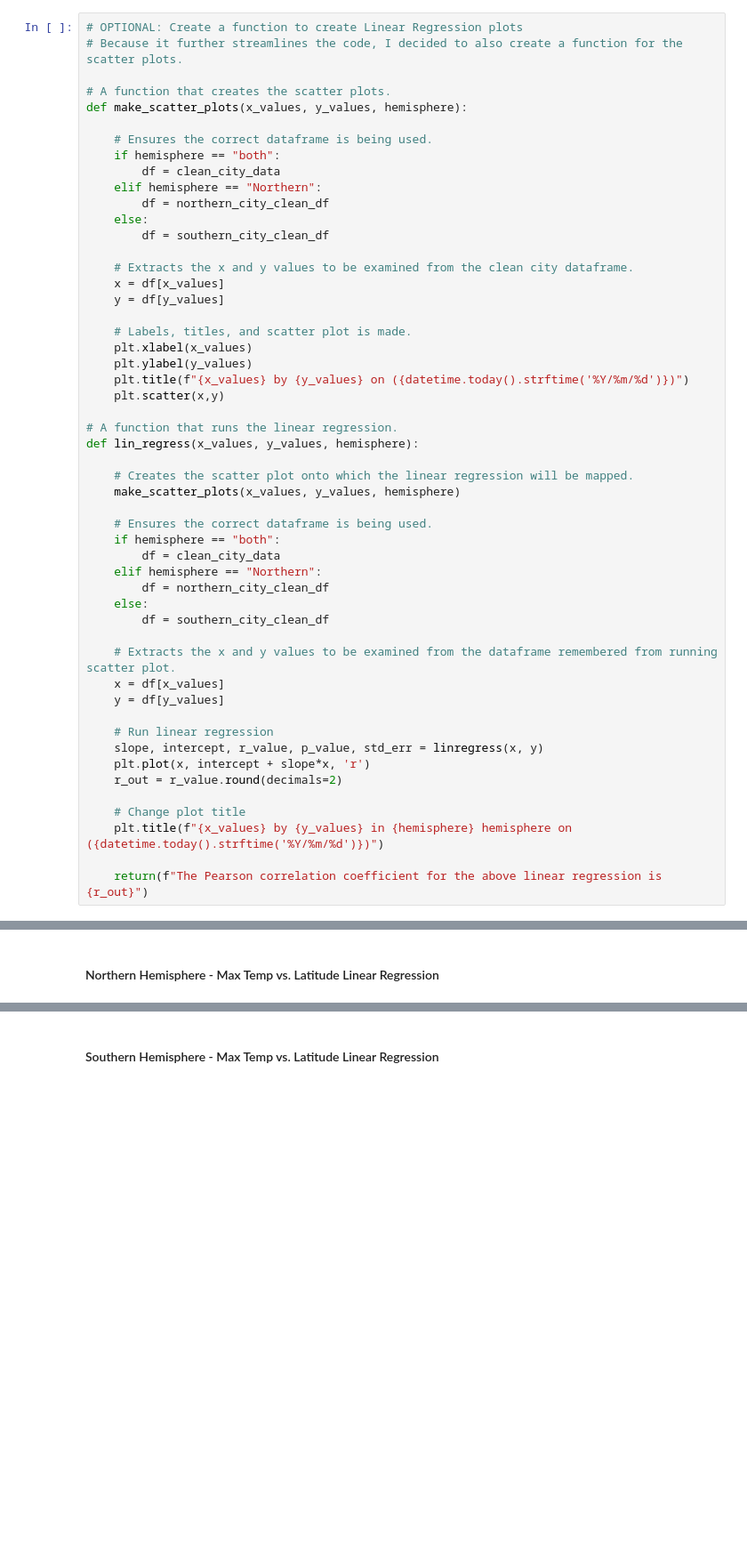
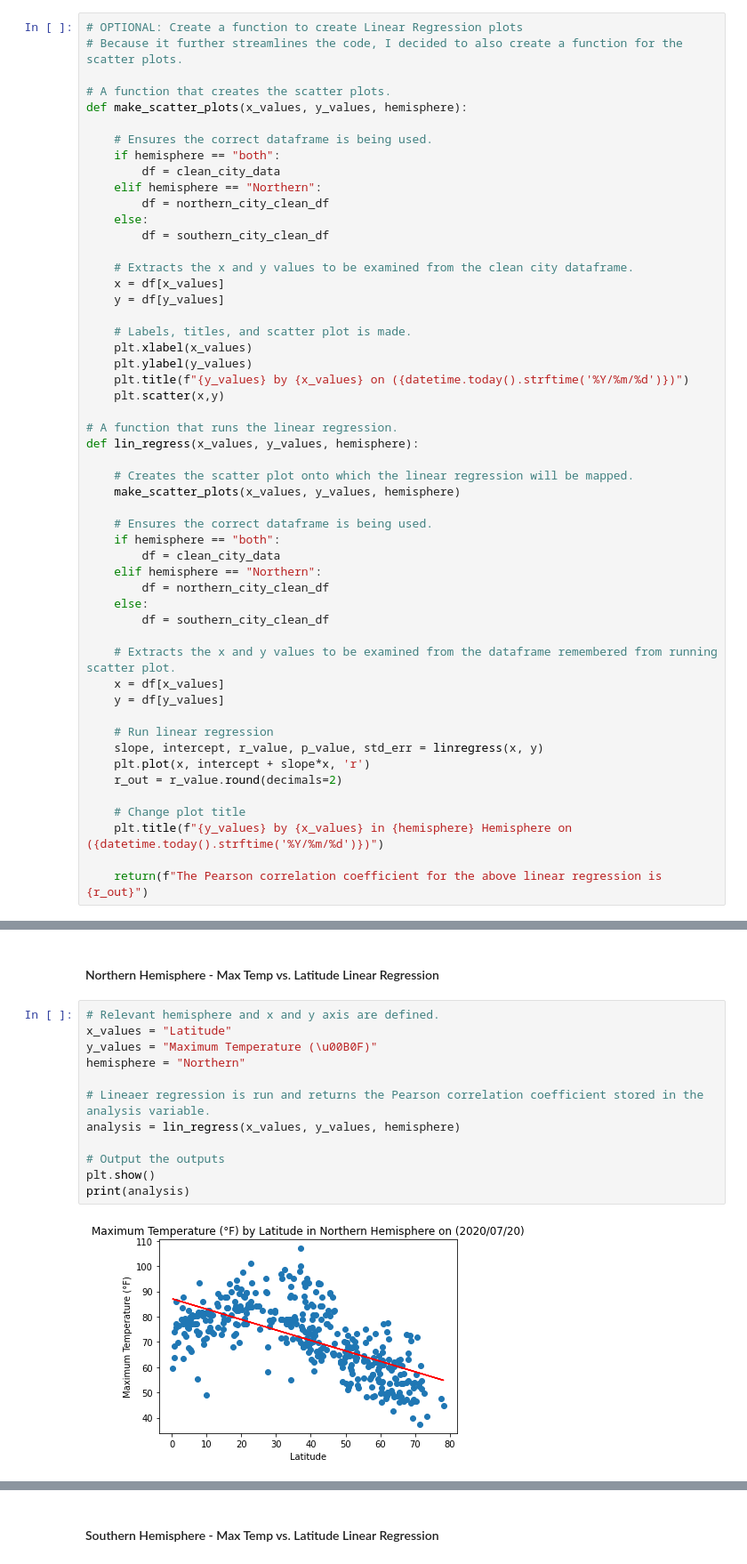
Before and after one commit to JamesRucker/Vacation-Locations, a Jupyter notebook: WeatherPy/WeatherPy.ipynb, the cells around one changed output, grey strips where cells are left out. Shown at 89% size. Saved outputs shown, nothing was run; the diff lists cells and outputs as text; blank space fills up the shorter version.

Commit message:
added all linear regression plots

```diff
--- a/WeatherPy/WeatherPy.ipynb
+++ b/WeatherPy/WeatherPy.ipynb
@@ -208,7 +208,7 @@ def make_scatter_plots(x_values, y_values, hemisphere):
     # Labels, titles, and scatter plot is made.
     plt.xlabel(x_values)
     plt.ylabel(y_values)
-    plt.title(f"{x_values} by {y_values} on ({datetime.today().strftime('%Y/%m/%d')})")
+    plt.title(f"{y_values} by {x_values} on ({datetime.today().strftime('%Y/%m/%d')})")
     plt.scatter(x,y)
 
 # A function that runs the linear regression.
@@ -235,7 +235,7 @@ def lin_regress(x_values, y_values, hemisphere):
     r_out = r_value.round(decimals=2)
 
     # Change plot title
-    plt.title(f"{x_values} by {y_values} in {hemisphere} hemisphere on ({datetime.today().strftime('%Y/%m/%d')})")
+    plt.title(f"{y_values} by {x_values} in {hemisphere} Hemisphere on ({datetime.today().strftime('%Y/%m/%d')})")
 
     return(f"The Pearson correlation coefficient for the above linear regression is {r_out}")
 # %% [markdown]
@@ -354,3 +354,17 @@ northern_city_clean_df = clean_city_data.loc[clean_city_data["Latitude"] >= 0]
 southern_city_clean_df = clean_city_data.loc[clean_city_data["Latitude"] < 0]
 # %% [markdown]
 ####  Northern Hemisphere - Max Temp vs. Latitude Linear Regression
+# %%
+# Relevant hemisphere and x and y axis are defined.
+x_values = "Latitude"
+y_values = "Maximum Temperature (\u00B0F)"
+hemisphere = "Northern"
+
+# Lineaer regression is run and returns the Pearson correlation coefficient stored in the analysis variable.
+analysis = lin_regress(x_values, y_values, hemisphere)
+
+# Output the outputs
+plt.show()
+print(analysis)
+# %% [output]
+[figure, added]
```
Also changed, not shown: parts of 12 cells of this notebook.
